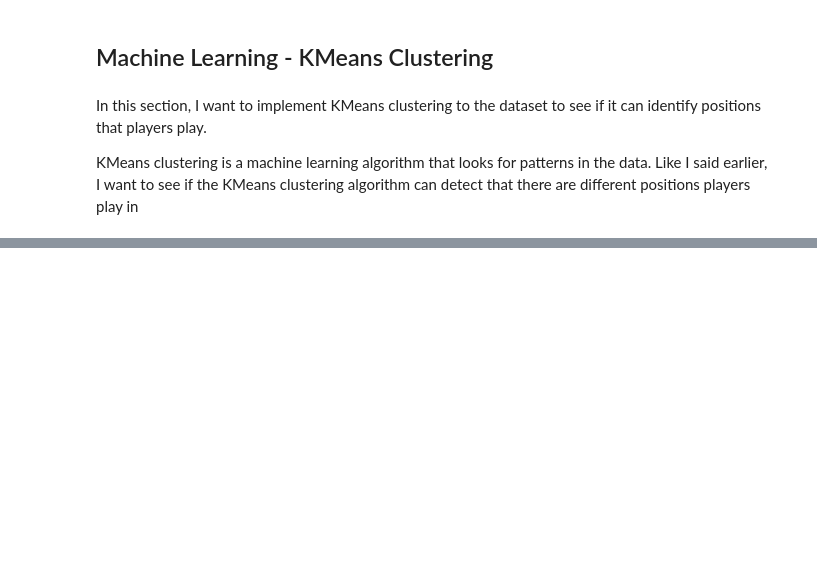
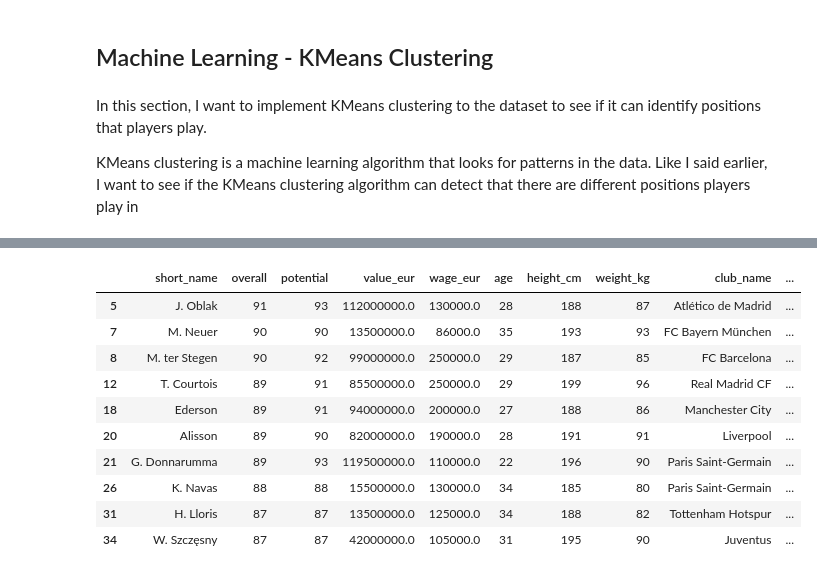
Before and after one commit to Stan-Leigh/FIFA-22-player-analysis, a Jupyter notebook: FIFA.ipynb, the cells around one changed output, grey strips where cells are left out. Cells and saved outputs as stored; diff of their text form; code cells hidden in the pictures; blank space fills up the shorter version.

```diff
--- a/FIFA.ipynb
+++ b/FIFA.ipynb
@@ -391,0 +700,15 @@ KMeans clustering is a machine learning algorithm that looks for patterns in the
+# %%
+# Cluster 0, goalkeepers
+df1[labels == 0].head(10)
+# %% [output]
+|  | short_name | overall | potential | value_eur | wage_eur | age | height_cm | weight_kg | club_name | ... |
+| 5 | J. Oblak | 91 | 93 | 112000000.0 | 130000.0 | 28 | 188 | 87 | Atlético de Madrid | ... |
+| 7 | M. Neuer | 90 | 90 | 13500000.0 | 86000.0 | 35 | 193 | 93 | FC Bayern München | ... |
+| 8 | M. ter Stegen | 90 | 92 | 99000000.0 | 250000.0 | 29 | 187 | 85 | FC Barcelona | ... |
+| 12 | T. Courtois | 89 | 91 | 85500000.0 | 250000.0 | 29 | 199 | 96 | Real Madrid CF | ... |
+| 18 | Ederson | 89 | 91 | 94000000.0 | 200000.0 | 27 | 188 | 86 | Manchester City | ... |
+| 20 | Alisson | 89 | 90 | 82000000.0 | 190000.0 | 28 | 191 | 91 | Liverpool | ... |
+| 21 | G. Donnarumma | 89 | 93 | 119500000.0 | 110000.0 | 22 | 196 | 90 | Paris Saint-Germain | ... |
+| 26 | K. Navas | 88 | 88 | 15500000.0 | 130000.0 | 34 | 185 | 80 | Paris Saint-Germain | ... |
+| 31 | H. Lloris | 87 | 87 | 13500000.0 | 125000.0 | 34 | 188 | 82 | Tottenham Hotspur | ... |
+| 34 | W. Szczęsny | 87 | 87 | 42000000.0 | 105000.0 | 31 | 195 | 90 | Juventus | ... |
```
Also changed, not shown: parts of 45 cells of this notebook.
